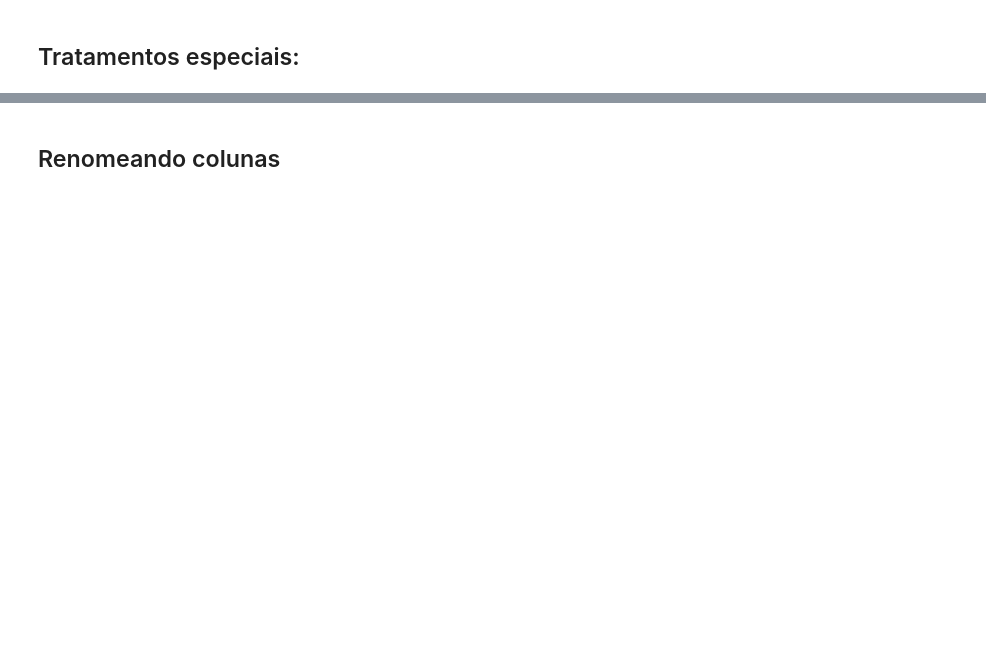
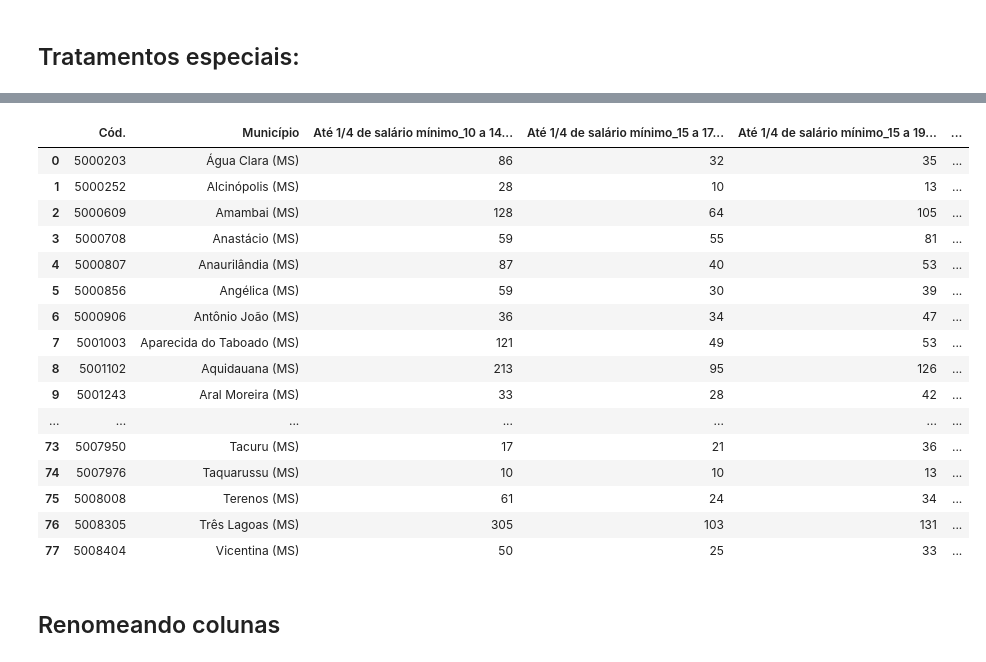
Before and after one commit to arthurchieppe/projetoInfGeo, a Jupyter notebook: Mato_Grosso_do_Sul.ipynb, the cells around one changed output, grey strips where cells are left out. Drawn from its saved outputs; the diff is of its cells as text; code cells hidden in the pictures; blank space fills up the shorter version.

```diff
--- a/Mato_Grosso_do_Sul.ipynb
+++ b/Mato_Grosso_do_Sul.ipynb
@@ -123,3 +182,23 @@ ls_df[8].drop(axis=0, index=0, inplace=True)
+# %%
+ls_df[10]
+# %% [output]
+|  | Cód. | Município | Até 1/4 de salário mínimo_10 a 14... | Até 1/4 de salário mínimo_15 a 17... | Até 1/4 de salário mínimo_15 a 19... | ... |
+| 0 | 5000203 | Água Clara (MS) | 86 | 32 | 35 | ... |
+| 1 | 5000252 | Alcinópolis (MS) | 28 | 10 | 13 | ... |
+| 2 | 5000609 | Amambai (MS) | 128 | 64 | 105 | ... |
+| 3 | 5000708 | Anastácio (MS) | 59 | 55 | 81 | ... |
+| 4 | 5000807 | Anaurilândia (MS) | 87 | 40 | 53 | ... |
+| 5 | 5000856 | Angélica (MS) | 59 | 30 | 39 | ... |
+| 6 | 5000906 | Antônio João (MS) | 36 | 34 | 47 | ... |
+| 7 | 5001003 | Aparecida do Taboado (MS) | 121 | 49 | 53 | ... |
+| 8 | 5001102 | Aquidauana (MS) | 213 | 95 | 126 | ... |
+| 9 | 5001243 | Aral Moreira (MS) | 33 | 28 | 42 | ... |
+| ... | ... | ... | ... | ... | ... | ... |
+| 73 | 5007950 | Tacuru (MS) | 17 | 21 | 36 | ... |
+| 74 | 5007976 | Taquarussu (MS) | 10 | 10 | 13 | ... |
+| 75 | 5008008 | Terenos (MS) | 61 | 24 | 34 | ... |
+| 76 | 5008305 | Três Lagoas (MS) | 305 | 103 | 131 | ... |
+| 77 | 5008404 | Vicentina (MS) | 50 | 25 | 33 | ... |
 # %% [markdown]
 ## Renomeando colunas
 # %%
```
Also changed, not shown: parts of 20 cells of this notebook.
